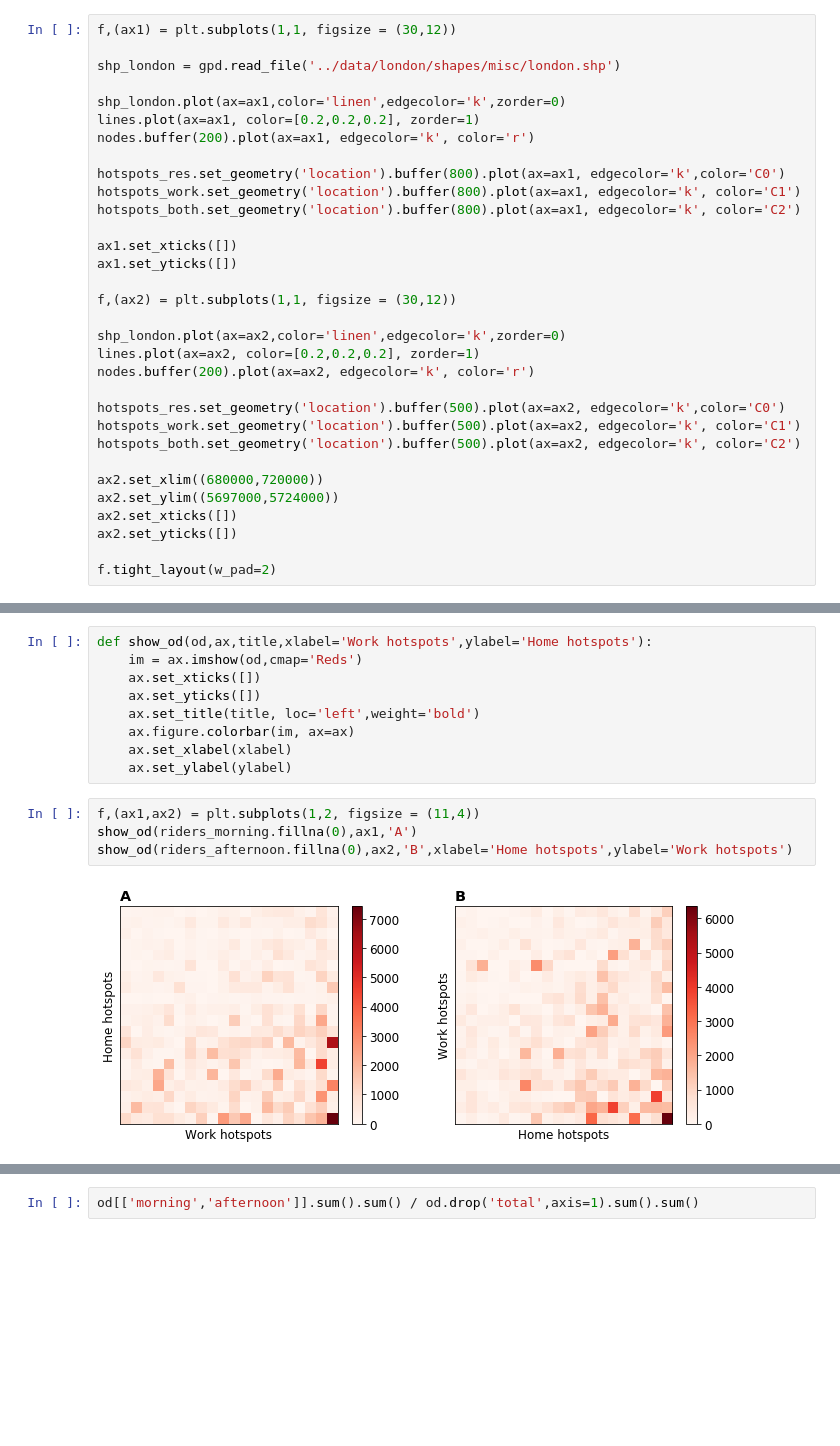
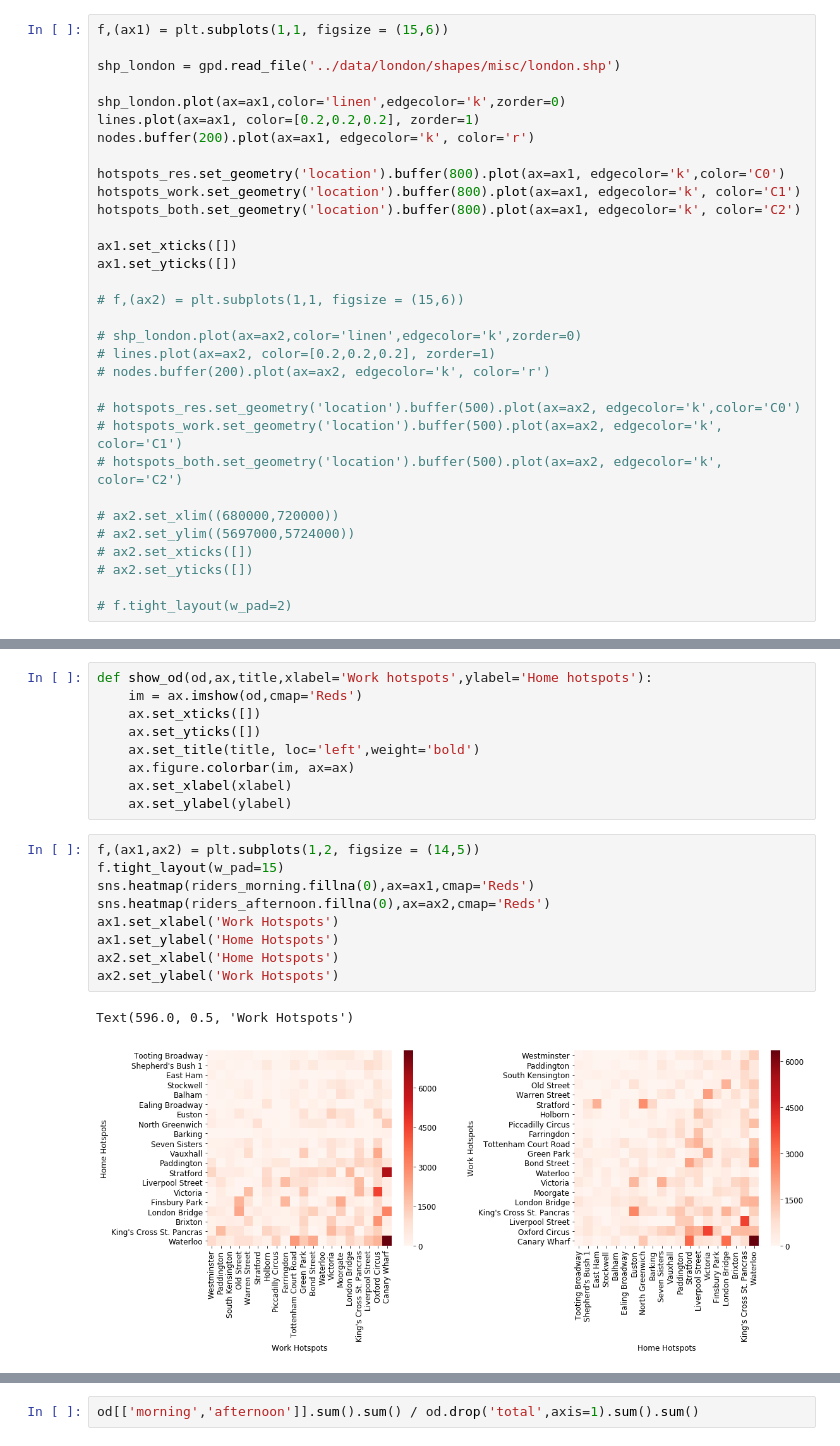
Before and after one commit to itko/cities, a Jupyter notebook: notebooks/network_analysis.ipynb, the cells around one changed output, grey strips where cells are left out. Cells and saved outputs as stored; diff of their text form; blank space fills up the shorter version.

```diff
--- a/notebooks/network_analysis.ipynb
+++ b/notebooks/network_analysis.ipynb
@@ -283,5 +292,5 @@ f.tight_layout(w_pad=2)
 # %%
-f,(ax1) = plt.subplots(1,1, figsize = (30,12))
+f,(ax1) = plt.subplots(1,1, figsize = (15,6))
 
 shp_london = gpd.read_file('../data/london/shapes/misc/london.shp')
 
@@ -296,20 +305,20 @@ hotspots_both.set_geometry('location').buffer(800).plot(ax=ax1, edgecolor='k', c
 ax1.set_xticks([])
 ax1.set_yticks([])
 
-f,(ax2) = plt.subplots(1,1, figsize = (30,12))
+# f,(ax2) = plt.subplots(1,1, figsize = (15,6))
 
-shp_london.plot(ax=ax2,color='linen',edgecolor='k',zorder=0)
-lines.plot(ax=ax2, color=[0.2,0.2,0.2], zorder=1)
-nodes.buffer(200).plot(ax=ax2, edgecolor='k', color='r')
+# shp_london.plot(ax=ax2,color='linen',edgecolor='k',zorder=0)
+# lines.plot(ax=ax2, color=[0.2,0.2,0.2], zorder=1)
+# nodes.buffer(200).plot(ax=ax2, edgecolor='k', color='r')
 
-hotspots_res.set_geometry('location').buffer(500).plot(ax=ax2, edgecolor='k',color='C0')
-hotspots_work.set_geometry('location').buffer(500).plot(ax=ax2, edgecolor='k', color='C1')
-hotspots_both.set_geometry('location').buffer(500).plot(ax=ax2, edgecolor='k', color='C2')
+# hotspots_res.set_geometry('location').buffer(500).plot(ax=ax2, edgecolor='k',color='C0')
+# hotspots_work.set_geometry('location').buffer(500).plot(ax=ax2, edgecolor='k', color='C1')
+# hotspots_both.set_geometry('location').buffer(500).plot(ax=ax2, edgecolor='k', color='C2')
 
-ax2.set_xlim((680000,720000))
-ax2.set_ylim((5697000,5724000))
-ax2.set_xticks([])
-ax2.set_yticks([])
+# ax2.set_xlim((680000,720000))
+# ax2.set_ylim((5697000,5724000))
+# ax2.set_xticks([])
+# ax2.set_yticks([])
 
-f.tight_layout(w_pad=2)
+# f.tight_layout(w_pad=2)
 # %% [output]
@@ -461,8 +463,14 @@ def show_od(od,ax,title,xlabel='Work hotspots',ylabel='Home hotspots'):
     ax.set_xlabel(xlabel)
     ax.set_ylabel(ylabel)
 # %%
-f,(ax1,ax2) = plt.subplots(1,2, figsize = (11,4))
-show_od(riders_morning.fillna(0),ax1,'A')
-show_od(riders_afternoon.fillna(0),ax2,'B',xlabel='Home hotspots',ylabel='Work hotspots')
+f,(ax1,ax2) = plt.subplots(1,2, figsize = (14,5))
+f.tight_layout(w_pad=15)
+sns.heatmap(riders_morning.fillna(0),ax=ax1,cmap='Reds')
+sns.heatmap(riders_afternoon.fillna(0),ax=ax2,cmap='Reds')
+ax1.set_xlabel('Work Hotspots')
+ax1.set_ylabel('Home Hotspots')
+ax2.set_xlabel('Home Hotspots')
+ax2.set_ylabel('Work Hotspots')
 # %% [output]
+Text(596.0, 0.5, 'Work Hotspots')
-[figure, old version]
+[figure, new version]
```
Also changed, not shown: parts of 35 cells of this notebook, 16 other files.
